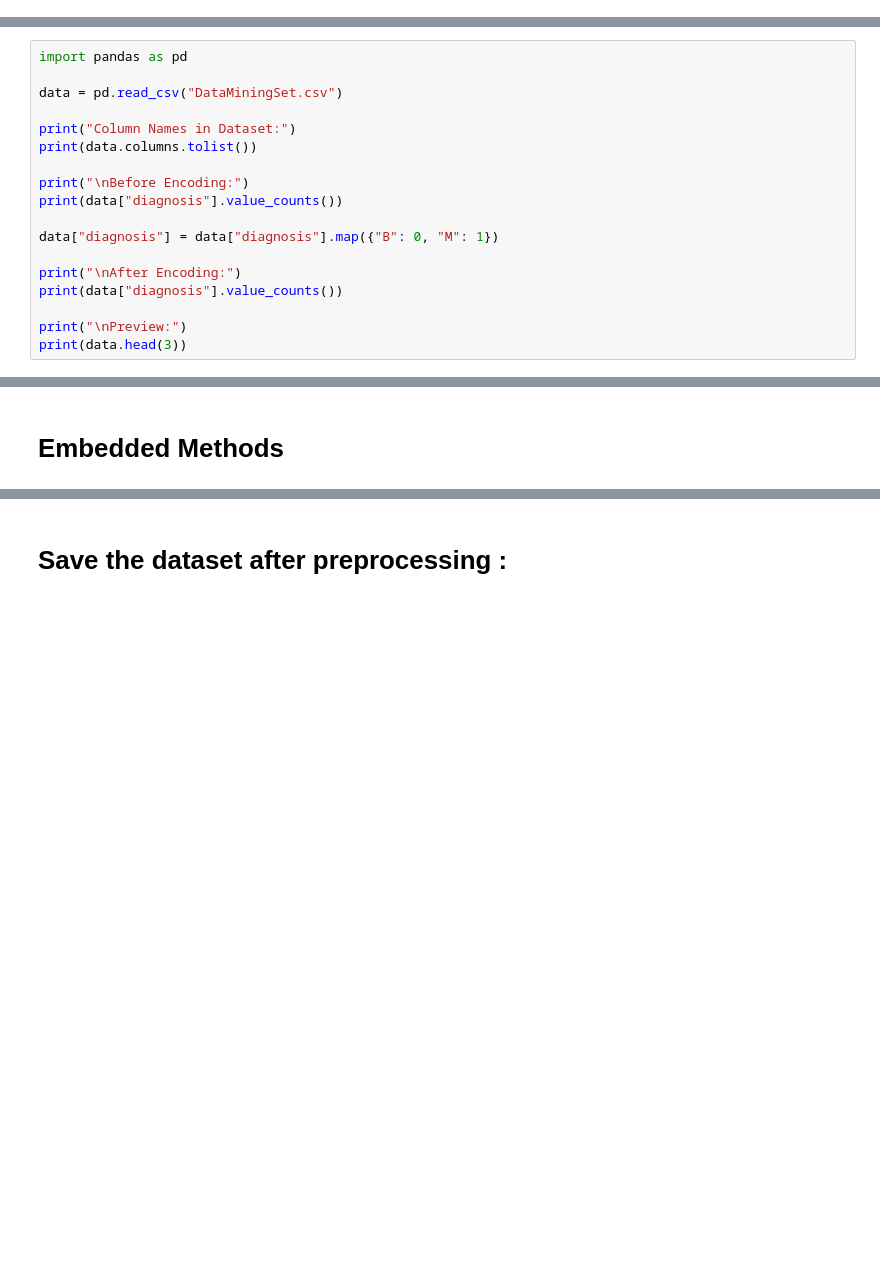
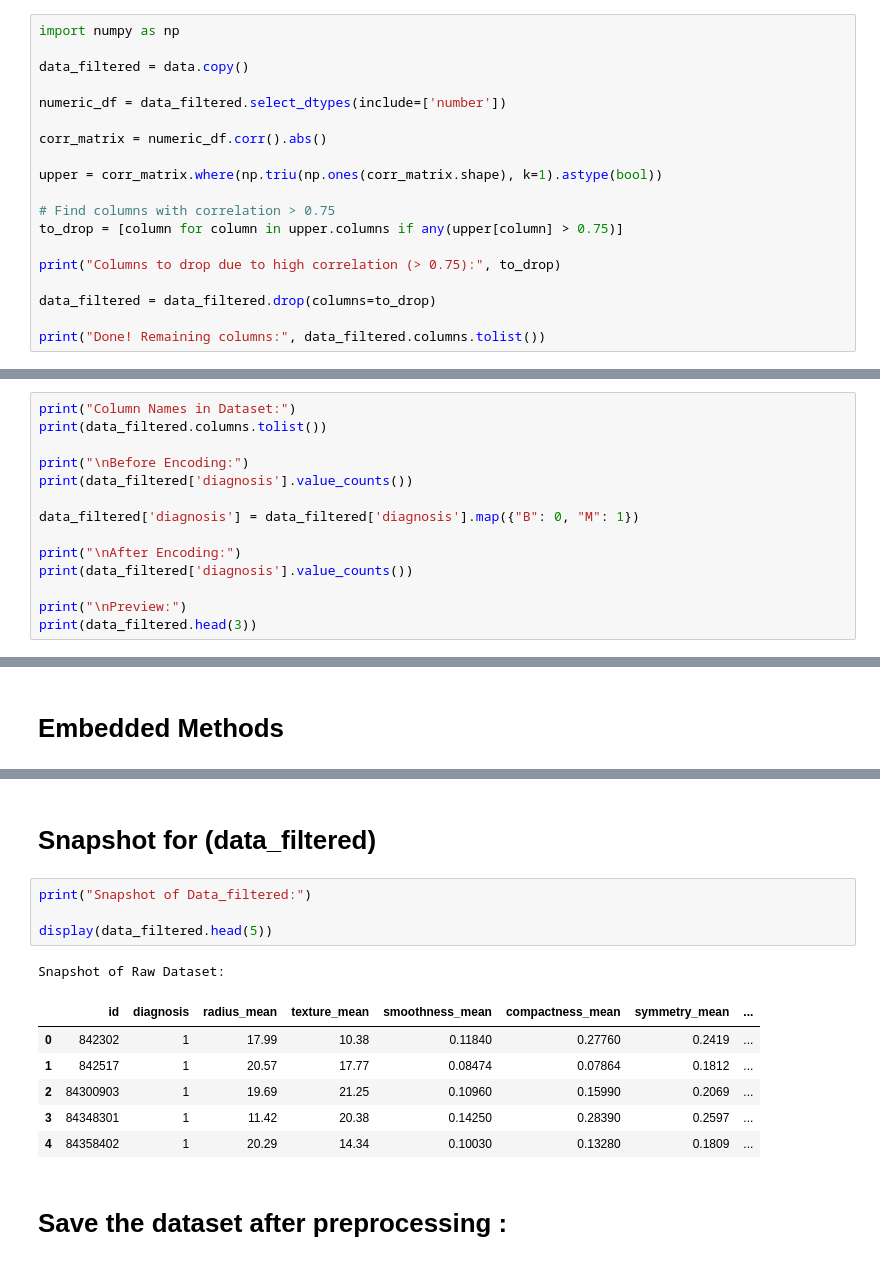
Before and after one commit to halaaab/IT_326-Project-Group-1, a Jupyter notebook: Phase2.ipynb, the cells around one changed output, grey strips where cells are left out. Drawn from its saved outputs; the diff is of its cells as text; blank space fills up the shorter version.

```diff
--- a/Phase2.ipynb
+++ b/Phase2.ipynb
@@ -603,0 +606,19 @@ The heatmap provides a clear visualization:
+# %%
+import numpy as np
+
+data_filtered = data.copy()
+
+numeric_df = data_filtered.select_dtypes(include=['number'])
+
+corr_matrix = numeric_df.corr().abs()
+
+upper = corr_matrix.where(np.triu(np.ones(corr_matrix.shape), k=1).astype(bool))
+
+# Find columns with correlation > 0.75
+to_drop = [column for column in upper.columns if any(upper[column] > 0.75)]
+
+print("Columns to drop due to high correlation (> 0.75):", to_drop)
+
+data_filtered = data_filtered.drop(columns=to_drop)
+
+print("Done! Remaining columns:", data_filtered.columns.tolist())
@@ -724,22 +703,18 @@ Normalized columns: ['radius_mean', 'texture_mean', 'smoothness_mean', 'compactn
 # %% [markdown]
 **Encoding**
 # %%
-import pandas as pd
-
-data = pd.read_csv("DataMiningSet.csv")
-
 print("Column Names in Dataset:")
-print(data.columns.tolist())
+print(data_filtered.columns.tolist())
 
 print("\nBefore Encoding:")
-print(data["diagnosis"].value_counts())
+print(data_filtered['diagnosis'].value_counts())
 
-data["diagnosis"] = data["diagnosis"].map({"B": 0, "M": 1})
+data_filtered['diagnosis'] = data_filtered['diagnosis'].map({"B": 0, "M": 1})
 
 print("\nAfter Encoding:")
-print(data["diagnosis"].value_counts())
+print(data_filtered['diagnosis'].value_counts())
 
 print("\nPreview:")
-print(data.head(3))
+print(data_filtered.head(3))
 # %% [output]
 Column Names in Dataset:
@@ -884,6 +875,20 @@ Snapshot of Raw Dataset:
 | 3 | 84348301 | M | 11.42 | 20.38 | 77.58 | 386.1 | 0.14250 | ... |
 | 4 | 84358402 | M | 20.29 | 14.34 | 135.10 | 1297.0 | 0.10030 | ... |
 5 rows × 32 columns
+# %% [markdown]
+# Snapshot for (data_filtered)
+# %%
+print("Snapshot of Data_filtered:")
+
+display(data_filtered.head(5))
+# %% [output]
+Snapshot of Raw Dataset:
+|  | id | diagnosis | radius_mean | texture_mean | smoothness_mean | compactness_mean | symmetry_mean | ... |
+| 0 | 842302 | 1 | 17.99 | 10.38 | 0.11840 | 0.27760 | 0.2419 | ... |
+| 1 | 842517 | 1 | 20.57 | 17.77 | 0.08474 | 0.07864 | 0.1812 | ... |
+| 2 | 84300903 | 1 | 19.69 | 21.25 | 0.10960 | 0.15990 | 0.2069 | ... |
+| 3 | 84348301 | 1 | 11.42 | 20.38 | 0.14250 | 0.28390 | 0.2597 | ... |
+| 4 | 84358402 | 1 | 20.29 | 14.34 | 0.10030 | 0.13280 | 0.1809 | ... |
 # %% [markdown]
 # **Save the dataset after preprocessing :**
 # %%
```
Also changed, not shown: parts of 38 cells of this notebook.
